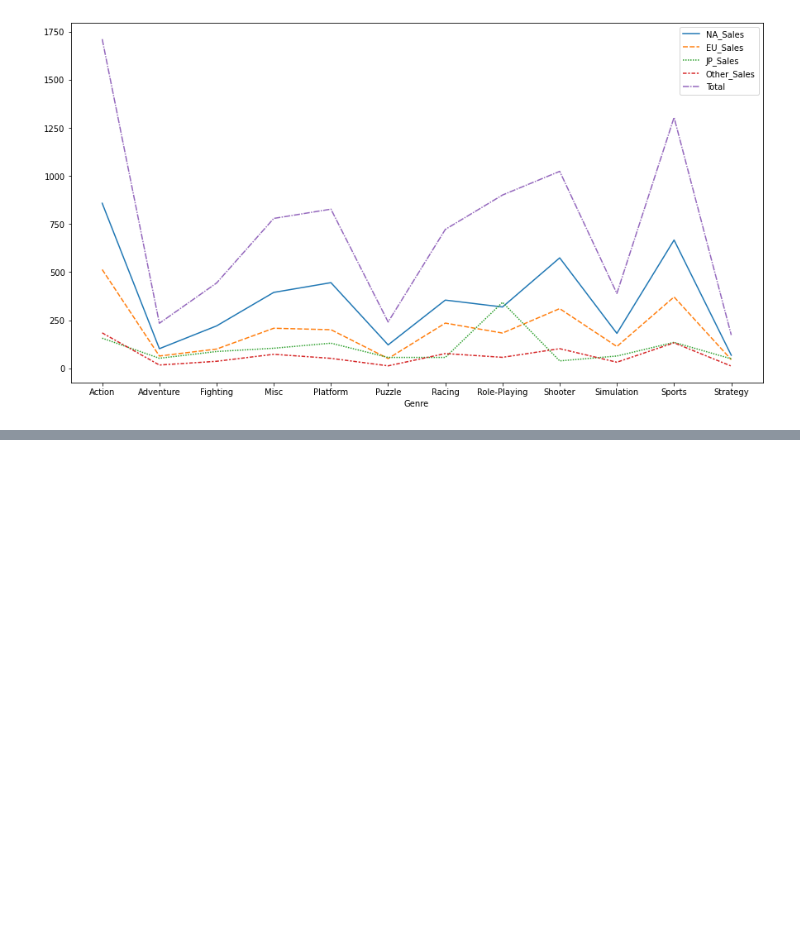
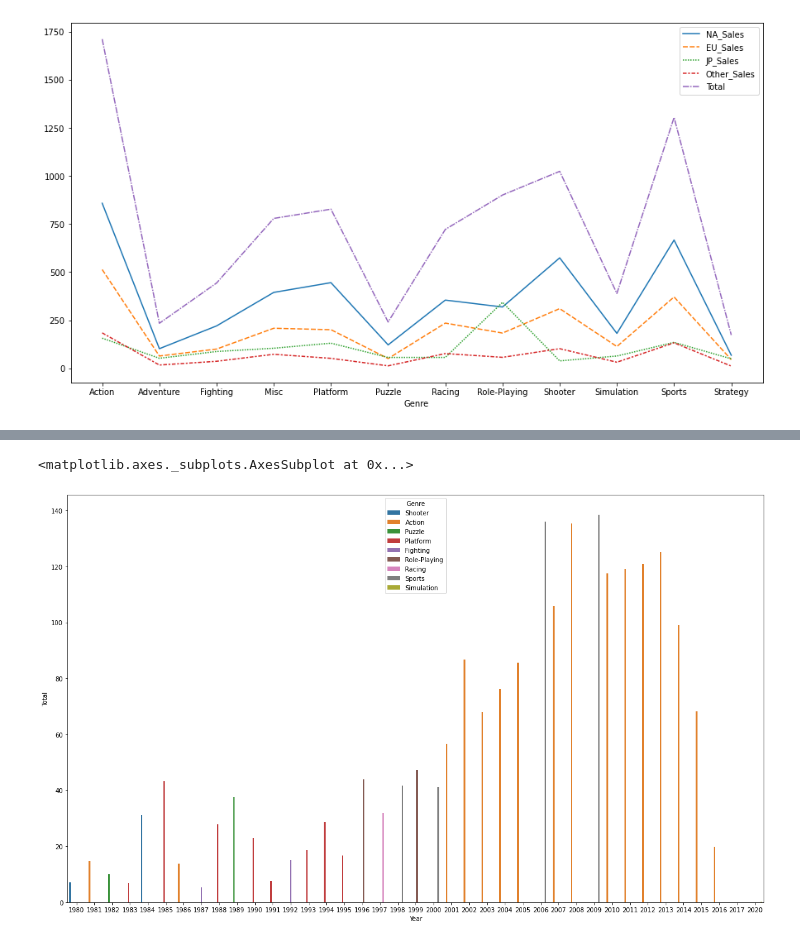
Before and after one commit to lakepicnic/Section_project, a Jupyter notebook: Section1_project.ipynb, the cells around one changed output, grey strips where cells are left out. Cells and saved outputs as stored; diff of their text form; code cells hidden in the pictures; blank space fills up the shorter version.

```diff
--- a/Section1_project.ipynb
+++ b/Section1_project.ipynb
@@ -180,0 +180,6 @@ Year_trend2
+# %%
+plt.figure(figsize = (20,12))
+sns.barplot(x='Year',y = 'Total',data=Year_trend3, hue = 'Genre')
+# %% [output]
+<matplotlib.axes._subplots.AxesSubplot at 0x...>
+[figure, added]
```
Also changed, not shown: parts of 3 cells of this notebook.
